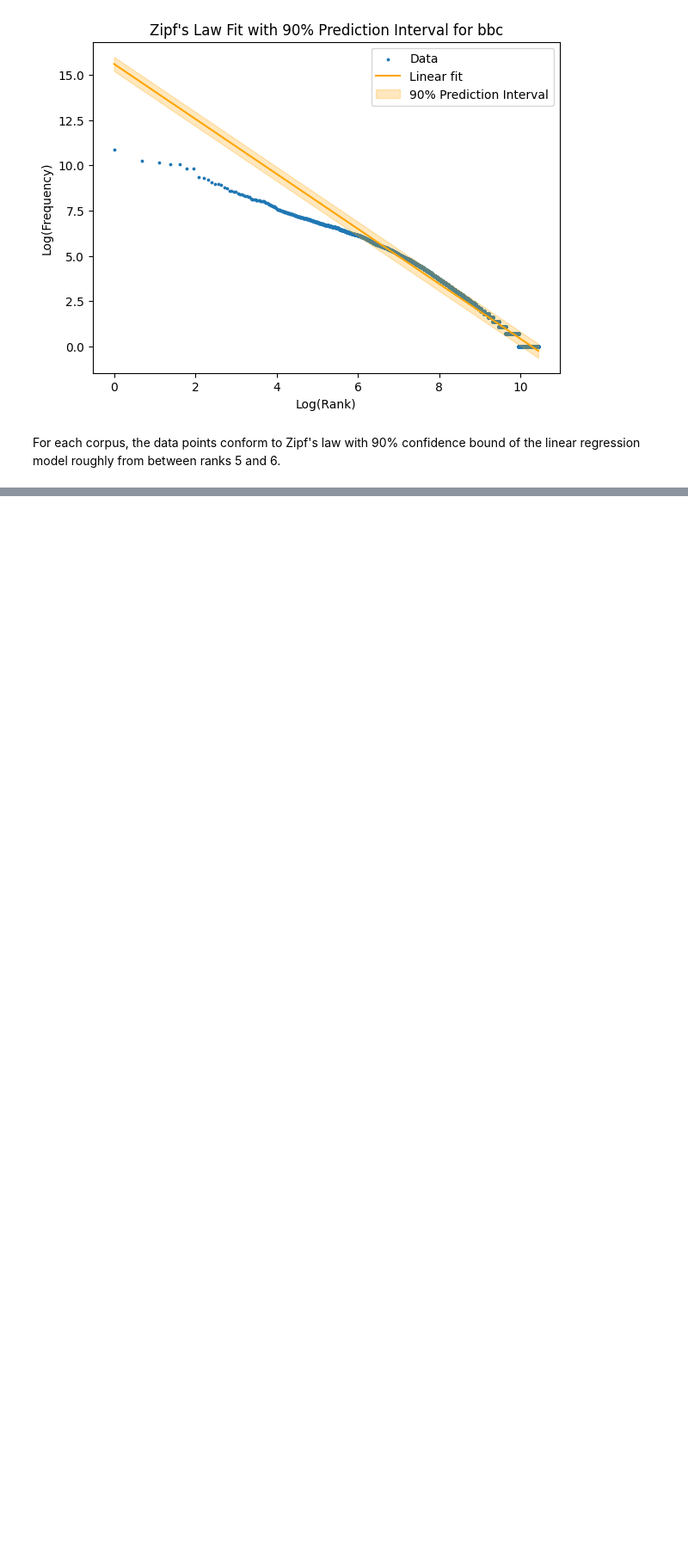
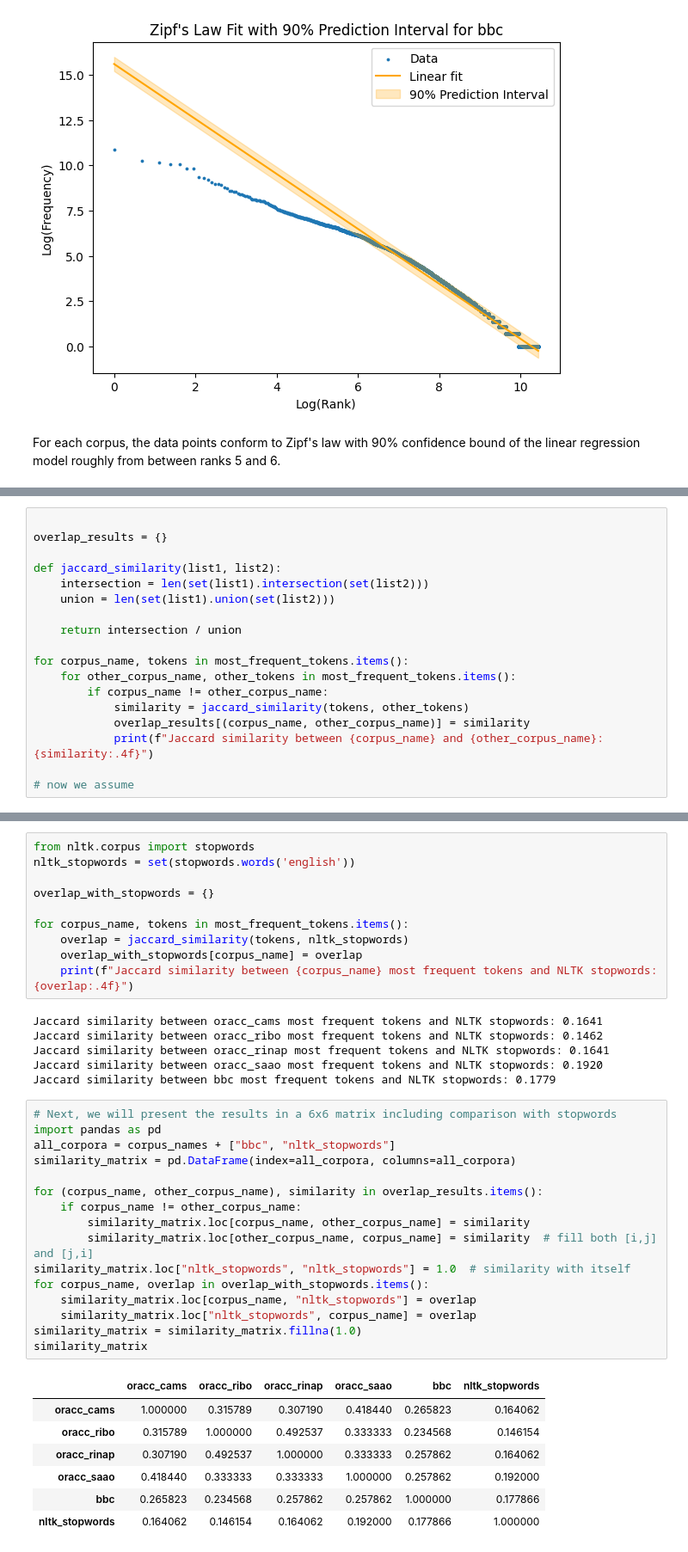
Before and after one commit to Sahe00/NLPTM_finalproject, a Jupyter notebook: project.ipynb, the cells around one changed output, grey strips where cells are left out. Shown at 86% size. Cells and saved outputs as stored; diff of their text form; blank space fills up the shorter version.

```diff
--- a/project.ipynb
+++ b/project.ipynb
@@ -422,0 +441,18 @@ For each corpus, the data points conform to Zipf's law with 90% confidence bound
+# %%
+
+overlap_results = {}
+
+def jaccard_similarity(list1, list2):
+    intersection = len(set(list1).intersection(set(list2)))
+    union = len(set(list1).union(set(list2)))
+
+    return intersection / union
+
+for corpus_name, tokens in most_frequent_tokens.items():
+    for other_corpus_name, other_tokens in most_frequent_tokens.items():
+        if corpus_name != other_corpus_name:
+            similarity = jaccard_similarity(tokens, other_tokens)
+            overlap_results[(corpus_name, other_corpus_name)] = similarity
+            print(f"Jaccard similarity between {corpus_name} and {other_corpus_name}: {similarity:.4f}")
+
+# now we assume
@@ -422,0 +484,40 @@ For each corpus, the data points conform to Zipf's law with 90% confidence bound
+# %%
+from nltk.corpus import stopwords
+nltk_stopwords = set(stopwords.words('english'))
+
+overlap_with_stopwords = {}
+
+for corpus_name, tokens in most_frequent_tokens.items():
+    overlap = jaccard_similarity(tokens, nltk_stopwords)
+    overlap_with_stopwords[corpus_name] = overlap
+    print(f"Jaccard similarity between {corpus_name} most frequent tokens and NLTK stopwords: {overlap:.4f}")
+# %% [output]
+Jaccard similarity between oracc_cams most frequent tokens and NLTK stopwords: 0.1641
+Jaccard similarity between oracc_ribo most frequent tokens and NLTK stopwords: 0.1462
+Jaccard similarity between oracc_rinap most frequent tokens and NLTK stopwords: 0.1641
+Jaccard similarity between oracc_saao most frequent tokens and NLTK stopwords: 0.1920
+Jaccard similarity between bbc most frequent tokens and NLTK stopwords: 0.1779
+# %%
+# Next, we will present the results in a 6x6 matrix including comparison with stopwords
+import pandas as pd
+all_corpora = corpus_names + ["bbc", "nltk_stopwords"]
+similarity_matrix = pd.DataFrame(index=all_corpora, columns=all_corpora)
+
+for (corpus_name, other_corpus_name), similarity in overlap_results.items():
+    if corpus_name != other_corpus_name:
+        similarity_matrix.loc[corpus_name, other_corpus_name] = similarity
+        similarity_matrix.loc[other_corpus_name, corpus_name] = similarity  # fill both [i,j] and [j,i]
+similarity_matrix.loc["nltk_stopwords", "nltk_stopwords"] = 1.0  # similarity with itself
+for corpus_name, overlap in overlap_with_stopwords.items():
+    similarity_matrix.loc[corpus_name, "nltk_stopwords"] = overlap
+    similarity_matrix.loc["nltk_stopwords", corpus_name] = overlap
+similarity_matrix = similarity_matrix.fillna(1.0)
+similarity_matrix
+# %% [output]
+|  | oracc_cams | oracc_ribo | oracc_rinap | oracc_saao | bbc | nltk_stopwords |
+| oracc_cams | 1.000000 | 0.315789 | 0.307190 | 0.418440 | 0.265823 | 0.164062 |
+| oracc_ribo | 0.315789 | 1.000000 | 0.492537 | 0.333333 | 0.234568 | 0.146154 |
+| oracc_rinap | 0.307190 | 0.492537 | 1.000000 | 0.333333 | 0.257862 | 0.164062 |
+| oracc_saao | 0.418440 | 0.333333 | 0.333333 | 1.000000 | 0.257862 | 0.192000 |
+| bbc | 0.265823 | 0.234568 | 0.257862 | 0.257862 | 1.000000 | 0.177866 |
+| nltk_stopwords | 0.164062 | 0.146154 | 0.164062 | 0.192000 | 0.177866 | 1.000000 |
```
Also changed, not shown: parts of 16 cells of this notebook.
